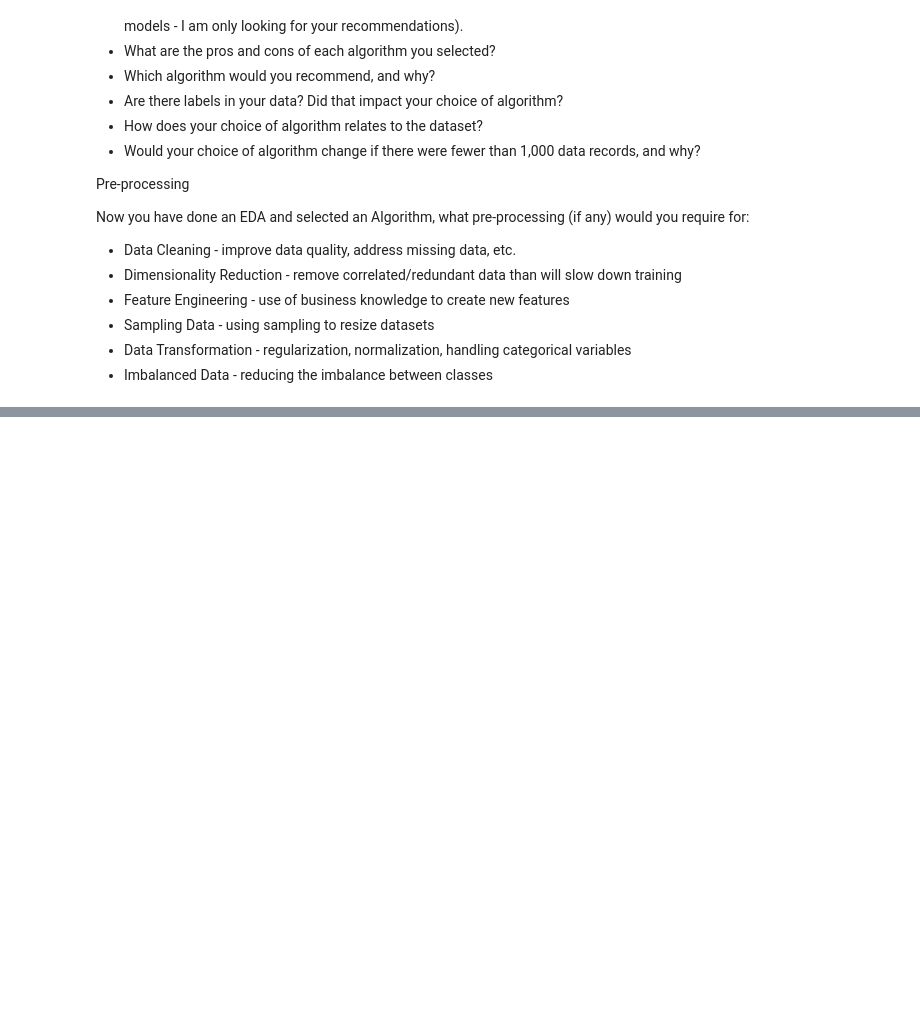
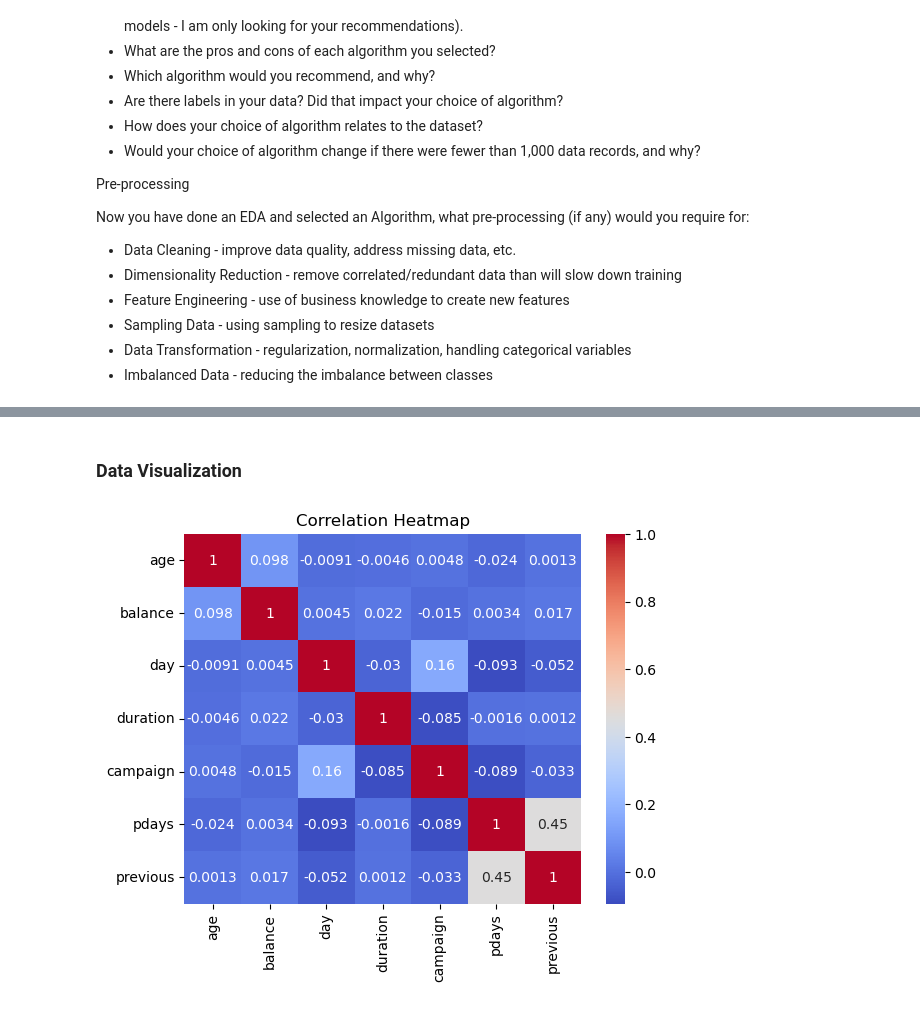
Before and after one commit to eddiexunyc/ml_big_data_work, a Jupyter notebook: Assignment 1/data622_assignment_1.ipynb, the cells around one changed output, grey strips where cells are left out. Drawn from its saved outputs; the diff is of its cells as text; code cells hidden in the pictures; blank space fills up the shorter version.

Commit message:
assignment 1 updated

```diff
--- a/Assignment 1/data622_assignment_1.ipynb
+++ b/Assignment 1/data622_assignment_1.ipynb
@@ -53,0 +63,4 @@ from pandas_profiling import ProfileReport
+# %%
+bank_full_url = 'https://raw.githubusercontent.com/eddiexunyc/ml_big_data_work/refs/heads/main/Assignment%201/bank/bank-full.csv'
+bank_full = pd.read_csv(bank_full_url, sep=';')
+bank_full.info()
@@ -53,0 +127,10 @@ from pandas_profiling import ProfileReport
+# %% [markdown]
+### Data Visualization
+# %%
+# correlation map
+correlation = bank_full.corr(numeric_only=True)
+sns.heatmap(correlation, annot=True, cmap="coolwarm")
+plt.title("Correlation Heatmap")
+plt.show()
+# %% [output]
+[figure, added]
```
Also changed, not shown: parts of 12 cells of this notebook.
